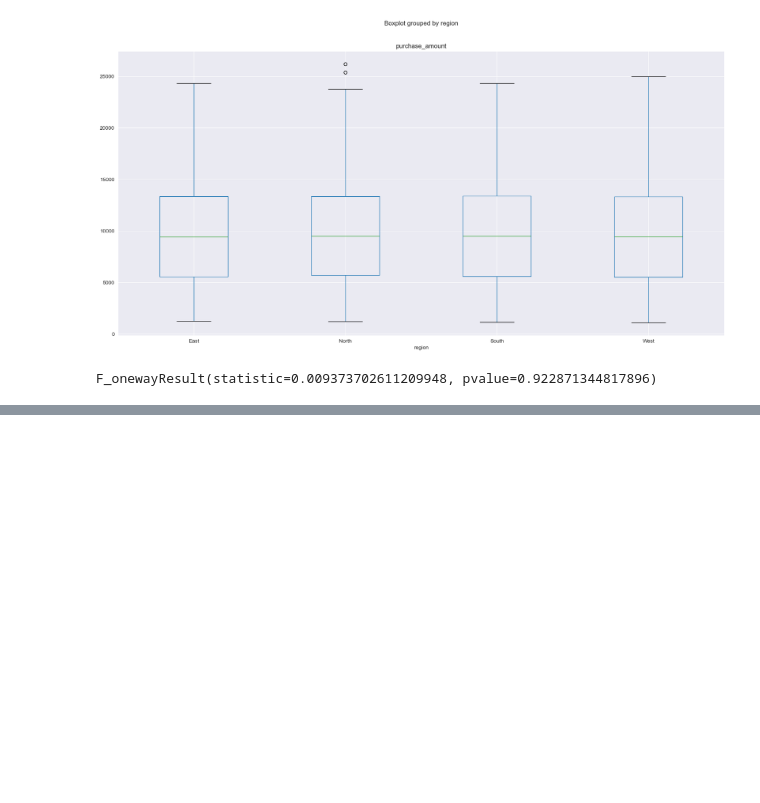
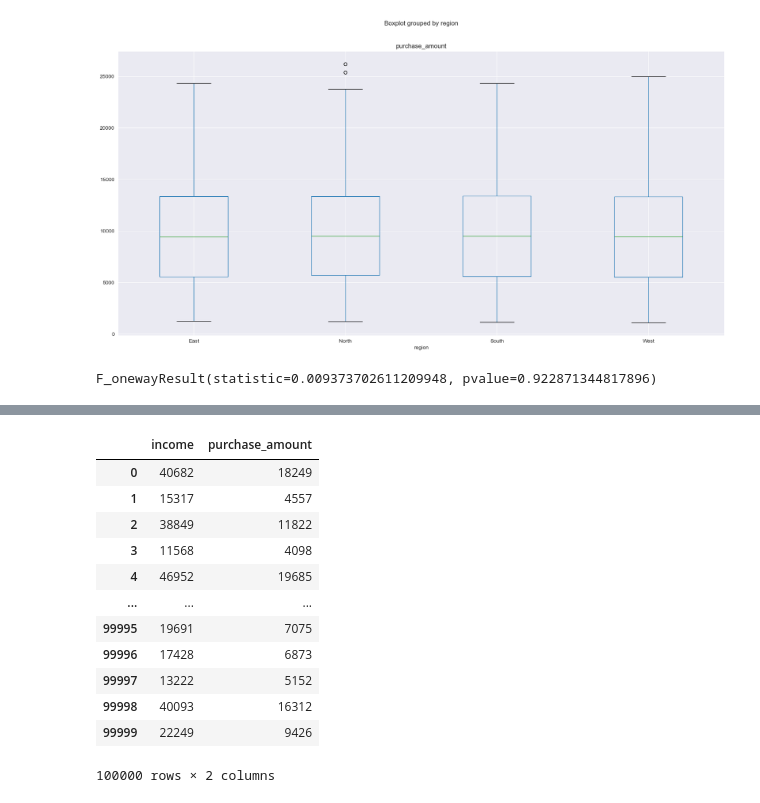
Before and after one commit to Siggy0002/Project-1-Team-Finance, a Jupyter notebook: Project 1 Code.ipynb, the cells around one changed output, grey strips where cells are left out. Saved outputs shown, nothing was run; the diff lists cells and outputs as text; code cells hidden in the pictures; blank space fills up the shorter version.

```diff
--- a/Project 1 Code.ipynb
+++ b/Project 1 Code.ipynb
@@ -563,0 +622,17 @@ F_onewayResult(statistic=0.009373702611209948, pvalue=0.922871344817896)
+# %%
+customer_income_purchase = df[["income", "purchase_amount"]]
+customer_income_purchase
+# %% [output]
+|  | income | purchase_amount |
+| 0 | 40682 | 18249 |
+| 1 | 15317 | 4557 |
+| 2 | 38849 | 11822 |
+| 3 | 11568 | 4098 |
+| 4 | 46952 | 19685 |
+| ... | ... | ... |
+| 99995 | 19691 | 7075 |
+| 99996 | 17428 | 6873 |
+| 99997 | 13222 | 5152 |
+| 99998 | 40093 | 16312 |
+| 99999 | 22249 | 9426 |
+100000 rows × 2 columns
```
Also changed, not shown: parts of 18 cells of this notebook, 2 other files.
